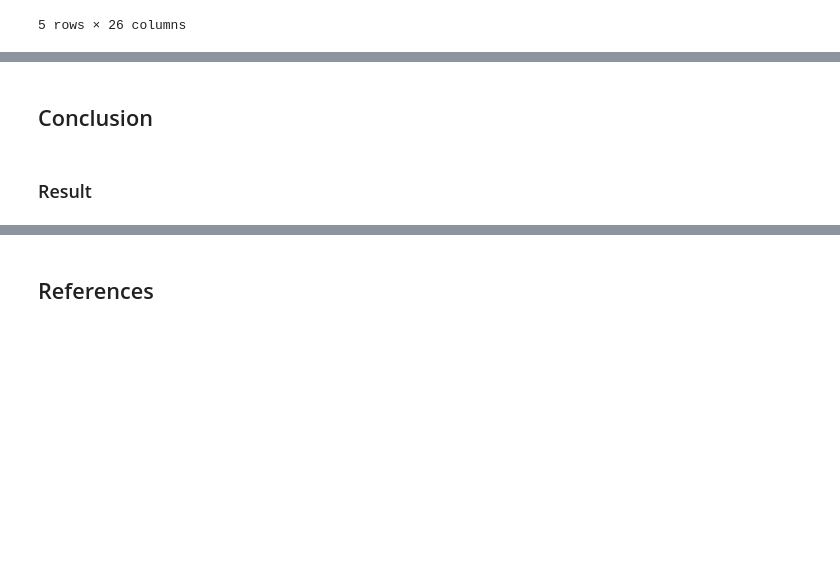
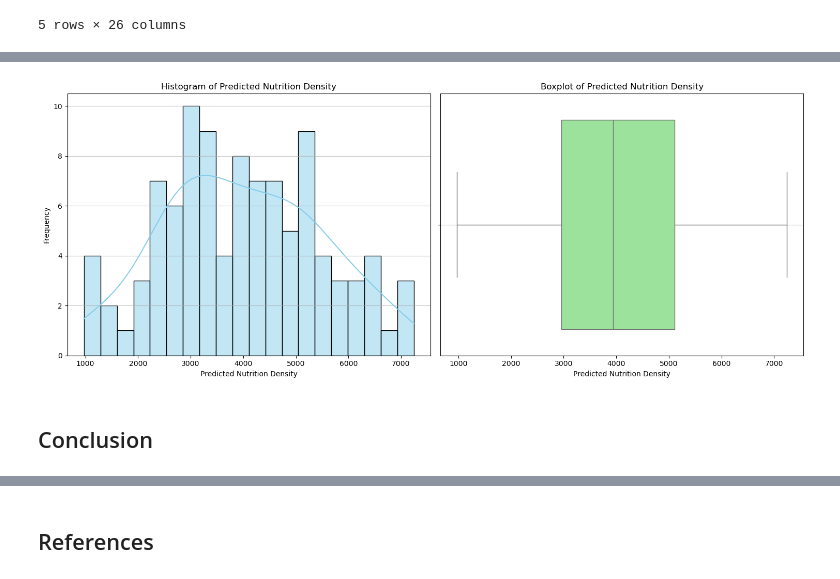
Before and after one commit to Sulbae/OlahGizi-Project, a Jupyter notebook: Nutrition Prediction Model/notebook.ipynb, the cells around one changed output, grey strips where cells are left out. Cells and saved outputs as stored; diff of their text form; code cells hidden in the pictures; blank space fills up the shorter version.

```diff
--- a/Nutrition Prediction Model/notebook.ipynb
+++ b/Nutrition Prediction Model/notebook.ipynb
@@ -1276,9 +1276,8 @@ Number of columns: 25
 # %% [markdown]
 ### Predict Nutrition Density
 # %%
-nutrition_density_pred = model.predict(dummy_data)
+# Use Model 1 as the best trained model
+nutrition_density_pred = model_1.predict(dummy_data)
 dummy_data["Nutrition Density"] = nutrition_density_pred
-
-print("Nutrition Density for dummy_data: ")
 # %% [output]
 4/4 [==============================] - 0s 2ms/step
@@ -1306,4 +1314,23 @@ plt.show()
+# %%
+fig, axes = plt.subplots(1, 2, figsize=(15, 6))
+
+# Histogram
+sns.histplot(dummy_data["Nutrition Density"], bins=20, color='skyblue', edgecolor='black', kde=True, ax=axes[0])
+axes[0].set_title('Histogram of Predicted Nutrition Density')
+axes[0].set_xlabel('Predicted Nutrition Density')
+axes[0].set_ylabel('Frequency')
+axes[0].grid(axis='y', alpha=0.75)
+
+# Boxplot
+sns.boxplot(x=dummy_data["Nutrition Density"], ax=axes[1], color='lightgreen')
+axes[1].set_title('Boxplot of Predicted Nutrition Density')
+axes[1].set_xlabel('Predicted Nutrition Density')
+axes[1].grid(axis='y', alpha=0.75)
+
+
+plt.tight_layout()
+plt.show()
+# %% [output]
+[figure, added]
 # %% [markdown]
 ## Conclusion
-# %% [markdown]
-### Result
```
Also changed, not shown: parts of 8 cells of this notebook.
